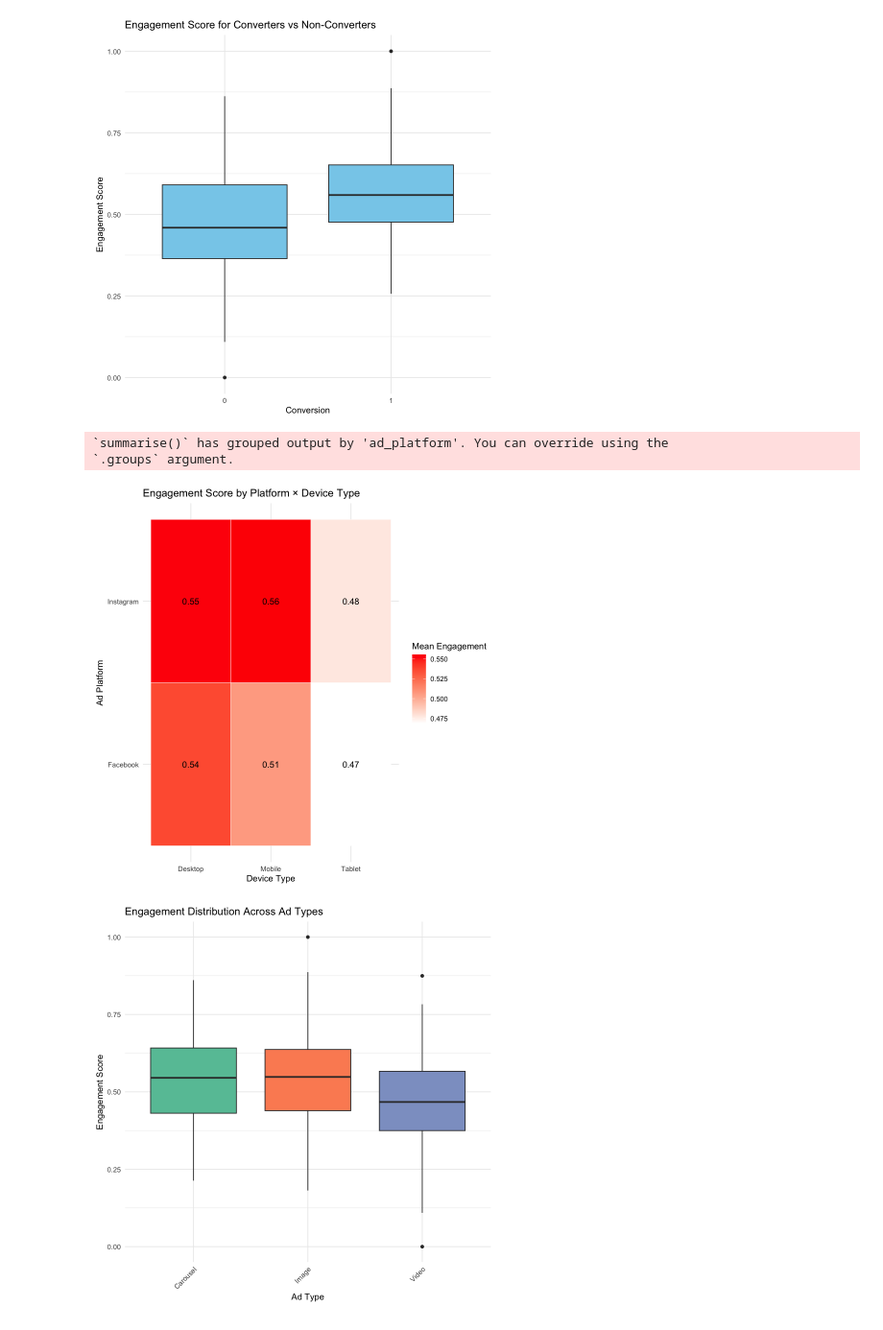
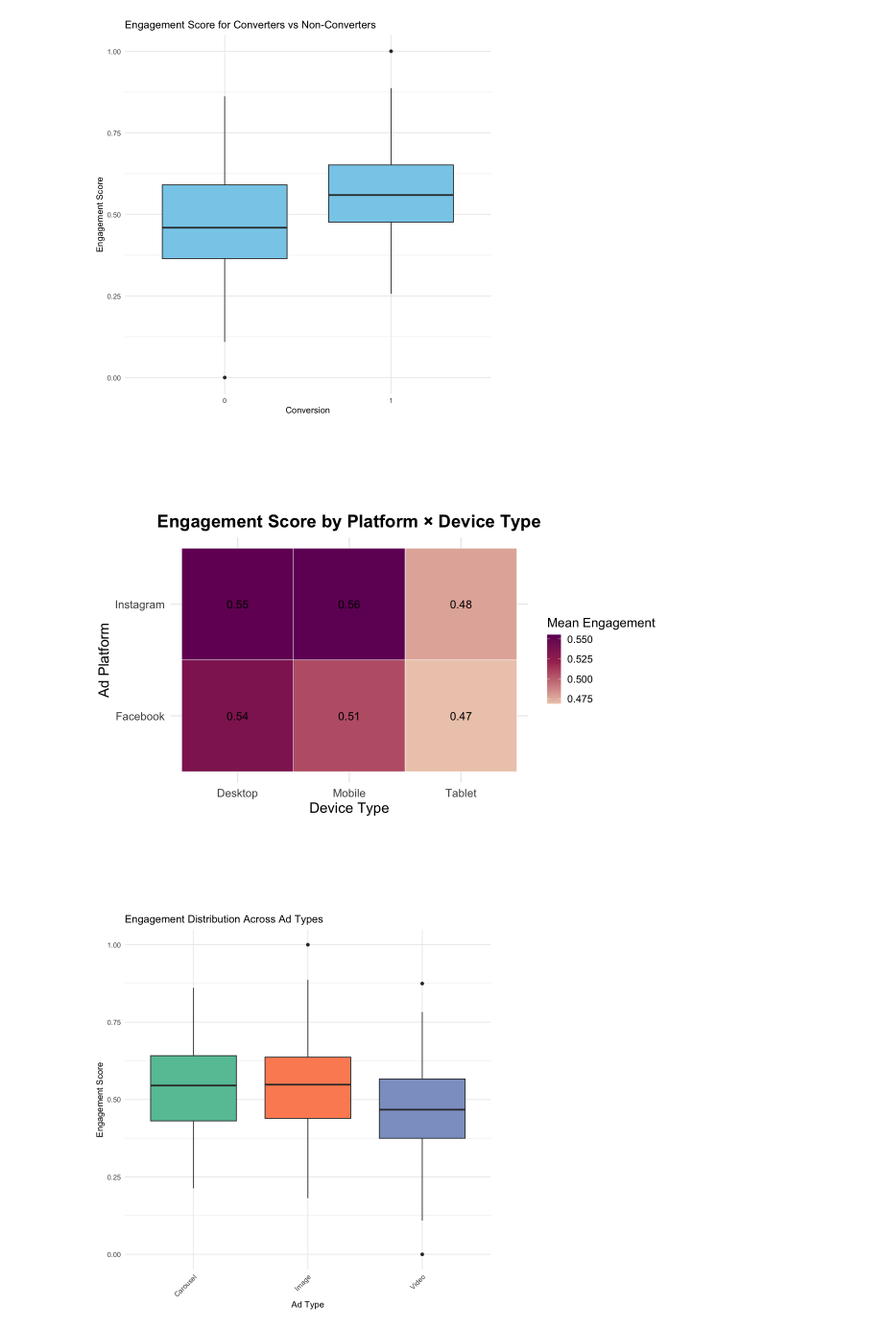
Before and after one commit to shetty-shithil/ctr-prediction-engagement-modeling, a Jupyter notebook: notebooks/Q2Q4_R.ipynb, the cells around one changed output. Shown at 96% size. Cells and saved outputs as stored; diff of their text form; code cells hidden in the pictures.

Commit message:
Visualization changes in R code.

```diff
--- a/notebooks/Q2Q4_R.ipynb
+++ b/notebooks/Q2Q4_R.ipynb
@@ -490,31 +465,46 @@ ggplot(df, aes(x = conversion, y = engagement_score_supervised)) +
 [figure]
 # %%
 library(dplyr)
-library(tidyr)
 library(ggplot2)
 
-# Compute mean engagement score for each platform × device_type
+# 1️⃣ Set plot size first
+options(repr.plot.width = 10, repr.plot.height = 8)  # width x height in inches
+
+# 2️⃣ Prepare data
 pivot_df <- df %>%
   group_by(ad_platform, device_type) %>%
-  summarise(mean_engagement = mean(engagement_score_supervised, na.rm = TRUE)) %>%
-  ungroup()
+  summarise(
+    mean_engagement = mean(engagement_score_supervised, na.rm = TRUE),
+    .groups = "drop"
+  )
 
-# Plot heatmap
+median_value <- median(pivot_df$mean_engagement, na.rm = TRUE)
+
+# 3️⃣ Create plot
 ggplot(pivot_df, aes(x = device_type, y = ad_platform, fill = mean_engagement)) +
   geom_tile(color = "white") +
-  geom_text(aes(label = sprintf("%.2f", mean_engagement)), color = "black") +
-  scale_fill_gradient(low = "white", high = "red") +
+  geom_text(aes(label = sprintf("%.2f", mean_engagement)), color = "black", size = 5) +
+  scale_fill_gradient2(
+    low = "#edcbb8ff",
+    mid = "#a8325eff",
+    high = "#4f0266ff",
+    midpoint = median_value
+  ) +
   labs(
     title = "Engagement Score by Platform × Device Type",
     x = "Device Type",
     y = "Ad Platform",
     fill = "Mean Engagement"
   ) +
-  theme_minimal()
+  theme_minimal(base_size = 16) +
+  theme(
+    plot.title = element_text(hjust = 0.5, size = 22, face = "bold"),
+    axis.title = element_text(size = 18),
+    axis.text = element_text(size = 14)
+  ) +
+  coord_fixed()  # square tiles
 # %% [output]
-`summarise()` has grouped output by 'ad_platform'. You can override using the
-`.groups` argument.
-[figure, old version]
+[figure, new version]
 # %%
 library(ggplot2)
 library(dplyr)
```
Also changed, not shown: parts of 8 cells of this notebook.
